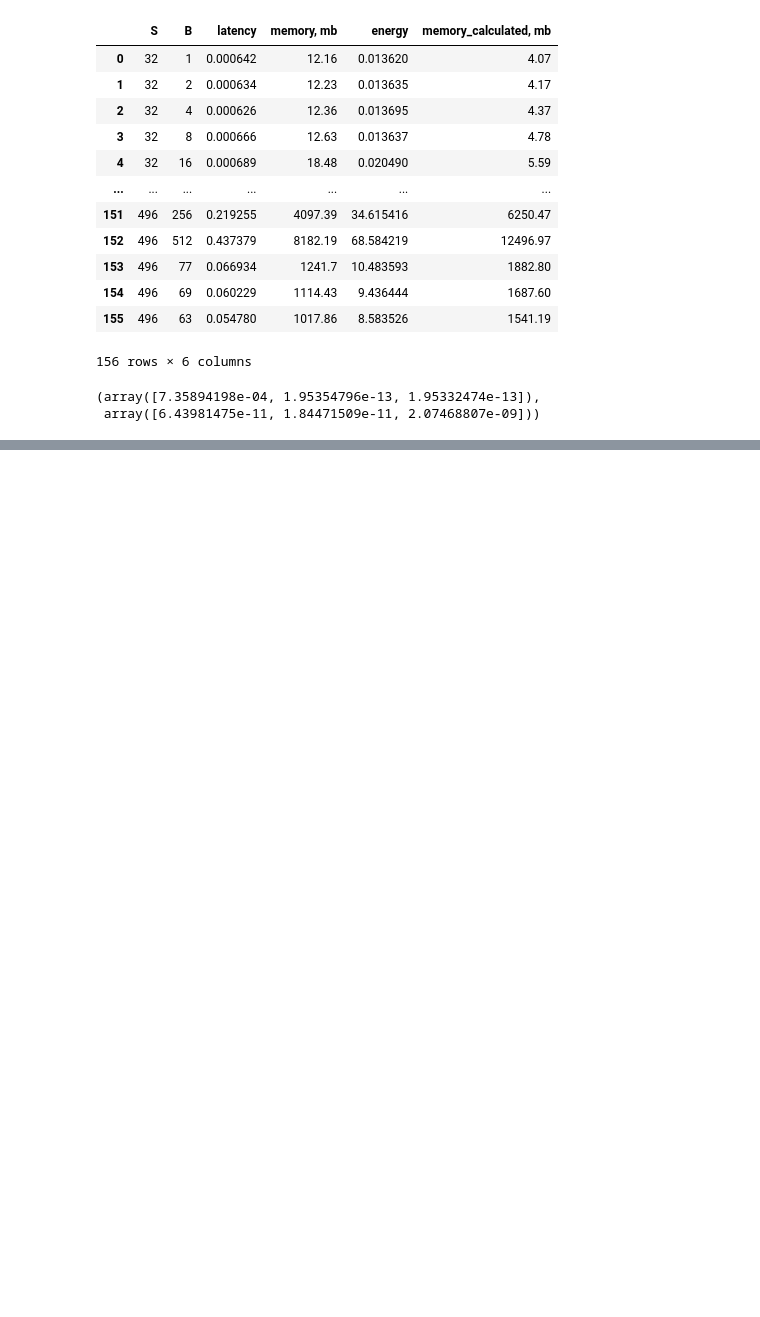
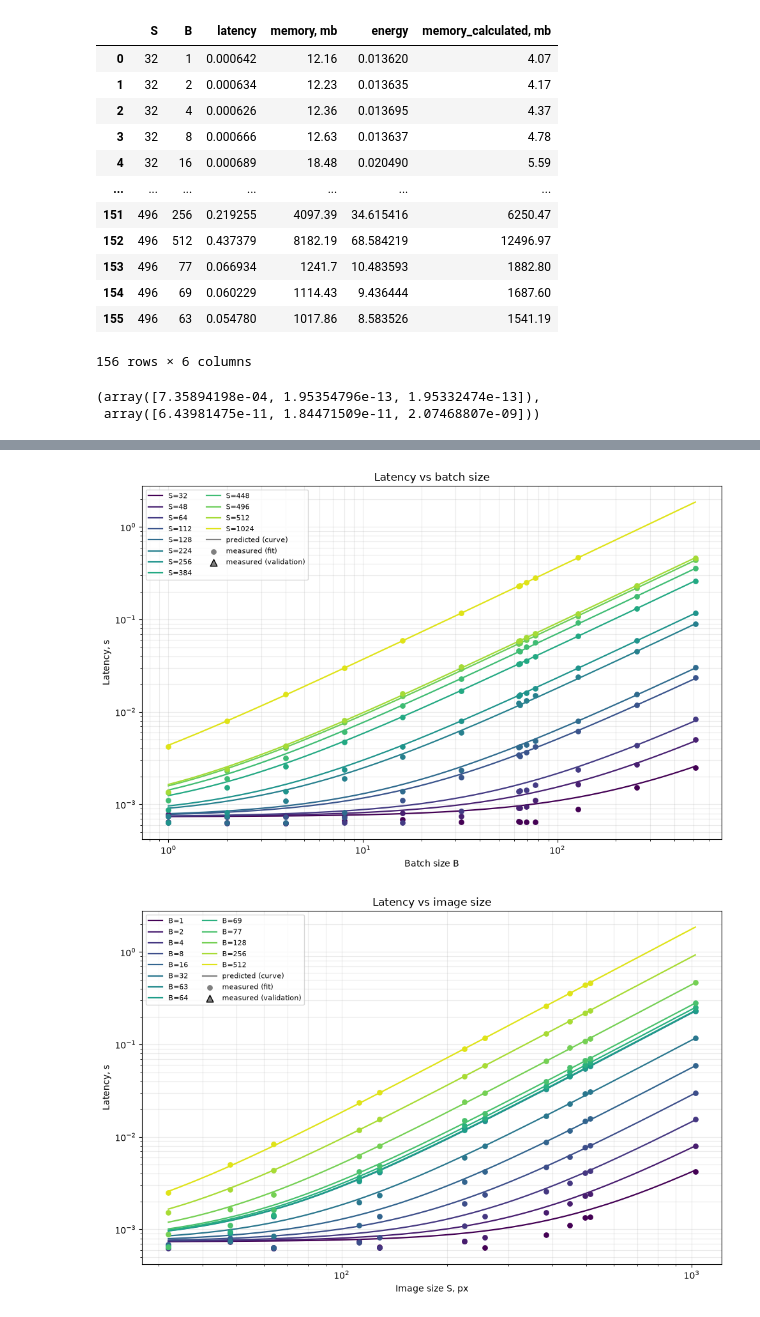
Before and after one commit to tatyana-kutkina/Efficient-Models_ITMO, a Jupyter notebook: graphs.ipynb, the cells around one changed output, grey strips where cells are left out. Cells and saved outputs as stored; diff of their text form; code cells hidden in the pictures; blank space fills up the shorter version.

Commit message:
add more precise graphs

```diff
--- a/graphs.ipynb
+++ b/graphs.ipynb
@@ -256,0 +50,6 @@ plt.show()
+# %%
+latency_results = latency_results.reshape(-1).tolist()
+energy_results = energy_results.reshape(-1).tolist()
+# %%
+results['energy_calculated'] = energy_results
+results['latency_calculated'] = latency_results
@@ -256,0 +72,16 @@ plt.show()
+# %%
+FIGURES_DIR = "results/figures"
+
+os.makedirs(FIGURES_DIR, exist_ok=True)
+df = results
+# %%
+numeric_columns = [
+    "S", "B",
+    "latency", "memory, mb", "energy",
+    "memory_calculated, mb",
+    "energy_calculated", "latency_calculated",
+]
+
+for col in numeric_columns:
+    if col in df.columns:
+        df[col] = pd.to_numeric(df[col], errors="coerce")
@@ -256,0 +291,15 @@ plt.show()
+# %%
+plot_vs_variable(df, "latency", lambda S, B: latency(S, B, theta_latency),
+                 "Latency, s", "Latency vs batch size", "latency_vs_B.png", x_var="B")
+plot_vs_variable(df, "latency", lambda S, B: latency(S, B, theta_latency),
+                 "Latency, s", "Latency vs image size", "latency_vs_S.png", x_var="S")
+
+plot_vs_variable(df, "memory, mb", lambda S, B: memory(S, B) / 2**20,
+                 "Peak memory, MB", "Memory vs batch size", "memory_vs_B.png",
+                 x_var="B", mark_oom=True, gpu_limit=15 * 1024)
+
+plot_vs_variable(df, "energy", lambda S, B: energy(S, B, theta_latency, theta_energy),
+                 "Energy, J", "Energy vs batch size", "energy_vs_B.png", x_var="B")
+# %% [output]
+[figure, added]
+[figure, added]
```
Also changed, not shown: parts of 20 cells of this notebook.
